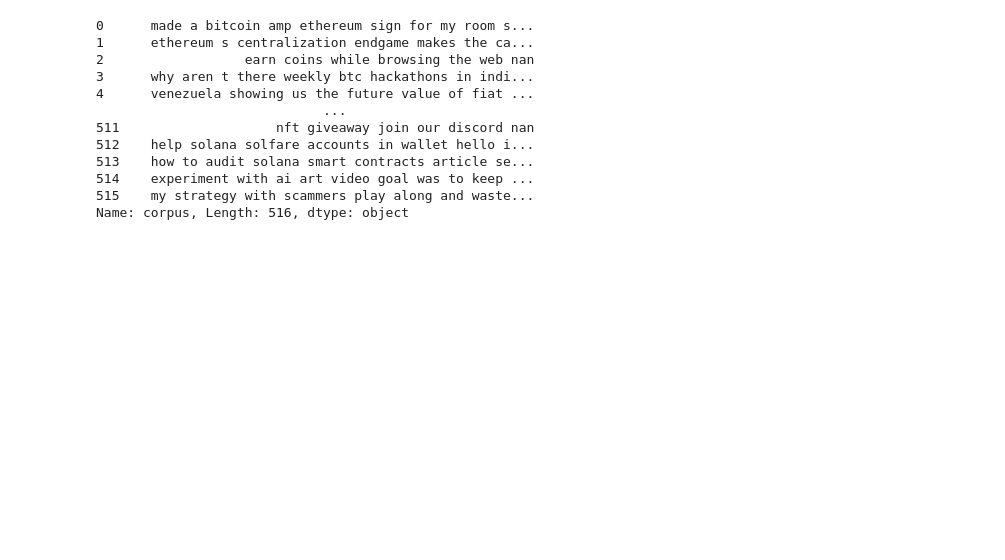
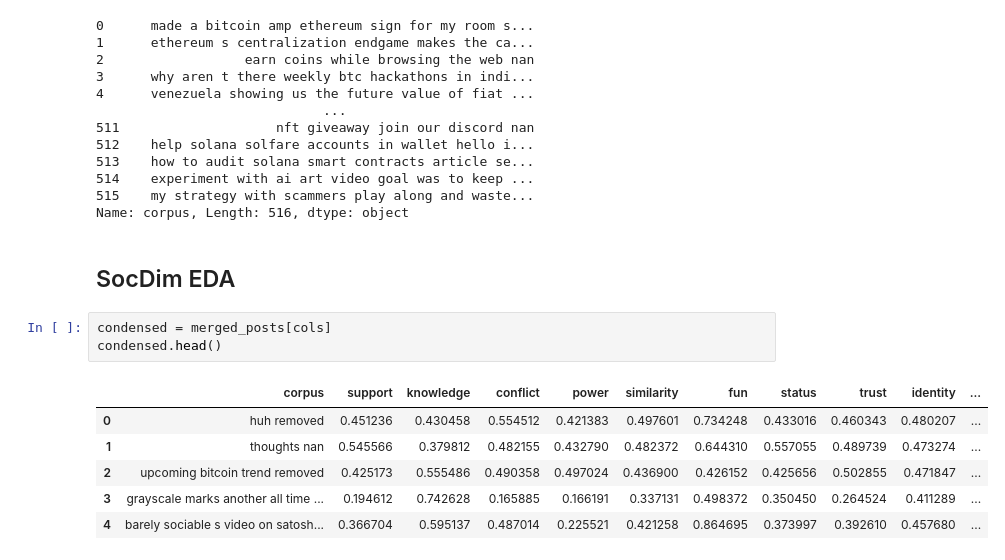
Before and after one commit to DueViktor/WildDataExam, a Jupyter notebook: EDA.ipynb, the cells around one changed output. Drawn from its saved outputs; the diff is of its cells as text; blank space fills up the shorter version.

```diff
--- a/EDA.ipynb
+++ b/EDA.ipynb
@@ -263,3 +278,15 @@ test['corpus']
 514    experiment with ai art video goal was to keep ...
 515    my strategy with scammers play along and waste...
 Name: corpus, Length: 516, dtype: object
+# %% [markdown]
+## SocDim EDA
+# %%
+condensed = merged_posts[cols]
+condensed.head()
+# %% [output]
+|  | corpus | support | knowledge | conflict | power | similarity | fun | status | trust | identity | ... |
+| 0 | huh removed | 0.451236 | 0.430458 | 0.554512 | 0.421383 | 0.497601 | 0.734248 | 0.433016 | 0.460343 | 0.480207 | ... |
+| 1 | thoughts nan | 0.545566 | 0.379812 | 0.482155 | 0.432790 | 0.482372 | 0.644310 | 0.557055 | 0.489739 | 0.473274 | ... |
+| 2 | upcoming bitcoin trend removed | 0.425173 | 0.555486 | 0.490358 | 0.497024 | 0.436900 | 0.426152 | 0.425656 | 0.502855 | 0.471847 | ... |
+| 3 | grayscale marks another all time ... | 0.194612 | 0.742628 | 0.165885 | 0.166191 | 0.337131 | 0.498372 | 0.350450 | 0.264524 | 0.411289 | ... |
+| 4 | barely sociable s video on satosh... | 0.366704 | 0.595137 | 0.487014 | 0.225521 | 0.421258 | 0.864695 | 0.373997 | 0.392610 | 0.457680 | ... |
```
Also changed, not shown: parts of 25 cells of this notebook, 3 other files.
